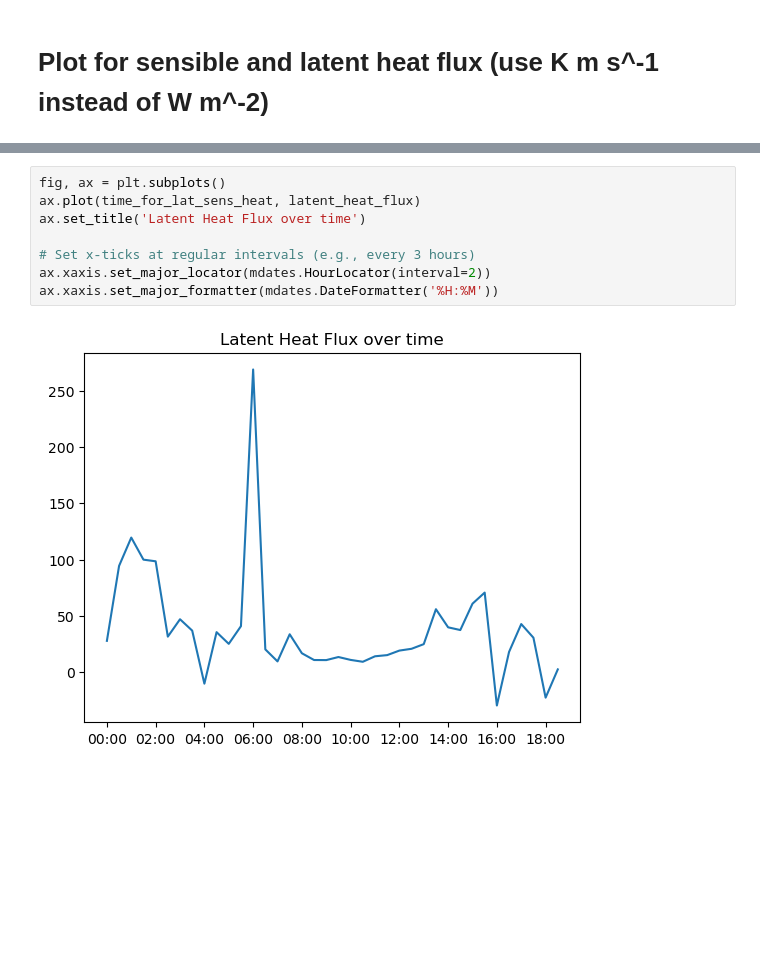
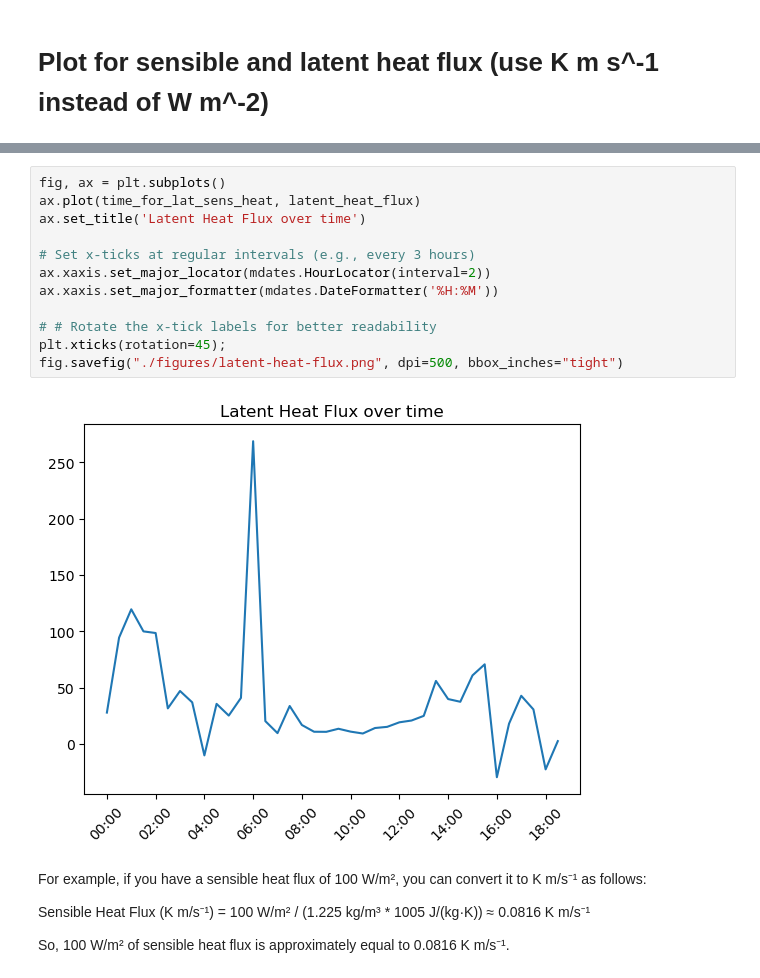
Before and after one commit to clevernat/BL-term-project, a Jupyter notebook: term-project.ipynb, the cells around one changed output, grey strips where cells are left out. Cells and saved outputs as stored; diff of their text form; blank space fills up the shorter version.

```diff
--- a/term-project.ipynb
+++ b/term-project.ipynb
@@ -316,10 +316,20 @@ plt.xticks(rotation=45);
 # %%
 fig, ax = plt.subplots()
 ax.plot(time_for_lat_sens_heat, latent_heat_flux)
 ax.set_title('Latent Heat Flux over time')
 
 # Set x-ticks at regular intervals (e.g., every 3 hours)
 ax.xaxis.set_major_locator(mdates.HourLocator(interval=2))
 ax.xaxis.set_major_formatter(mdates.DateFormatter('%H:%M'))
+
+# # Rotate the x-tick labels for better readability
+plt.xticks(rotation=45);
+fig.savefig("./figures/latent-heat-flux.png", dpi=500, bbox_inches="tight")
 # %% [output]
-[figure, old version]
+[figure, new version]
+# %% [markdown]
+For example, if you have a sensible heat flux of 100 W/m², you can convert it to K m/s⁻¹ as follows:
+
+Sensible Heat Flux (K m/s⁻¹) = 100 W/m² / (1.225 kg/m³ * 1005 J/(kg·K)) ≈ 0.0816 K m/s⁻¹
+
+So, 100 W/m² of sensible heat flux is approximately equal to 0.0816 K m/s⁻¹.
```
Also changed, not shown: parts of 6 cells of this notebook.
